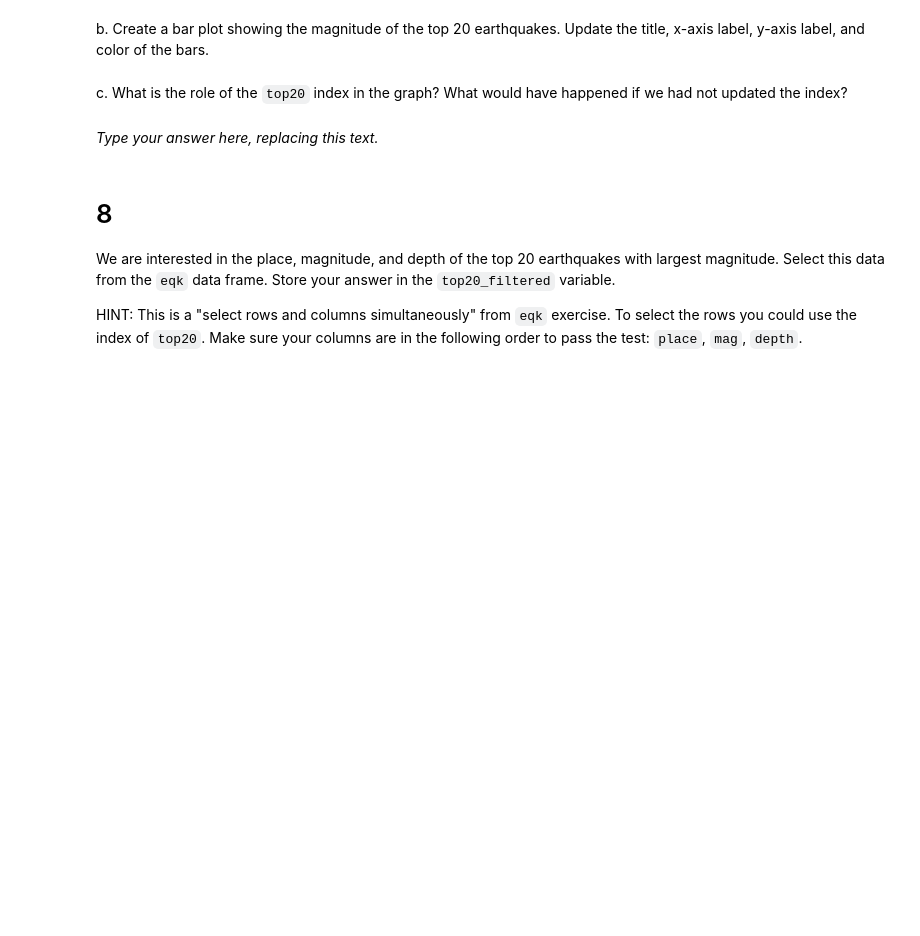
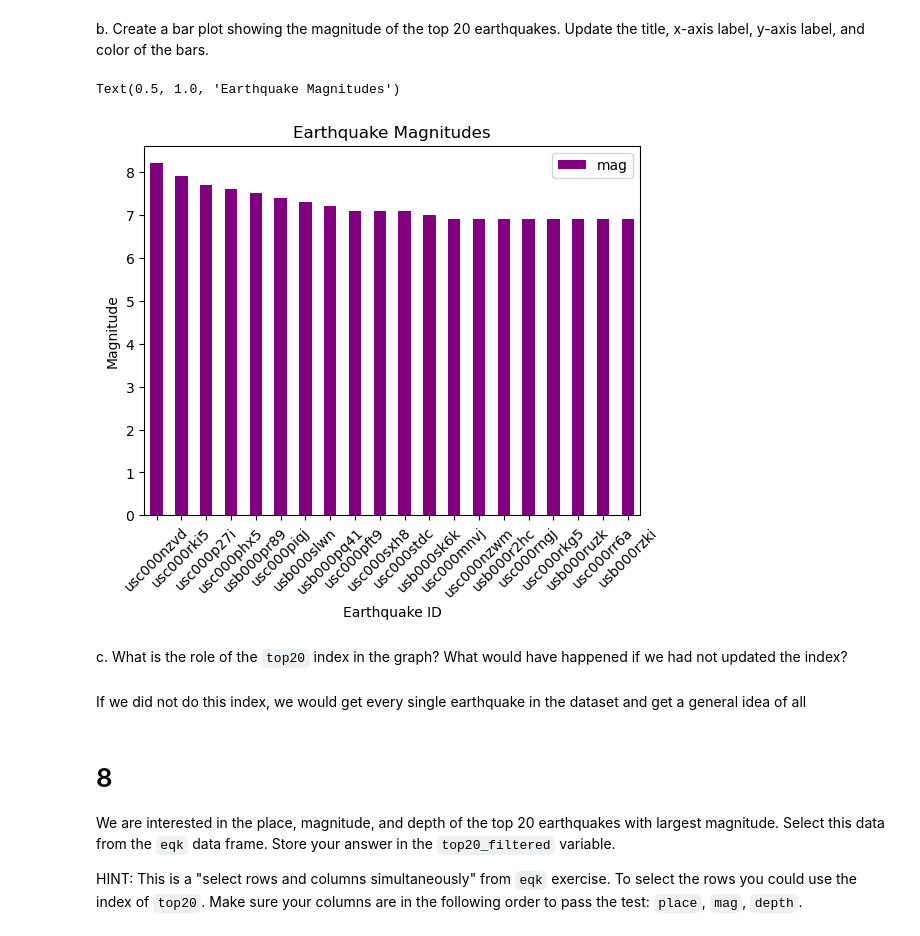
Before and after one commit to Apathy-Wildflowers/eds220-hwk1, a Jupyter notebook: task3/hwk1-task3-earthquakes.ipynb, the cells around one changed output. Cells and saved outputs as stored; diff of their text form; code cells hidden in the pictures; blank space fills up the shorter version.

```diff
--- a/task3/hwk1-task3-earthquakes.ipynb
+++ b/task3/hwk1-task3-earthquakes.ipynb
@@ -223,3 +229,4 @@ top20 = ...
 # %%
 # View the dataframe
+top20 = raw_eqk[['id','mag']].nlargest(20,'mag')
 top20
@@ -229,14 +295,20 @@ grader.check("q7_a")
 <!-- BEGIN QUESTION -->
 
 b. Create a bar plot showing the magnitude of the top 20 earthquakes. Update the title, x-axis label, y-axis label, and color of the bars.
+# %%
+top20.plot.bar(x="id",y="mag",rot=45,ylabel='Magnitude',xlabel='Earthquake ID',color='purple')
+plt.title('Earthquake Magnitudes')
+# %% [output]
+Text(0.5, 1.0, 'Earthquake Magnitudes')
+[figure, added]
 # %% [markdown]
 <!-- END QUESTION -->
 
 <!-- BEGIN QUESTION -->
 
 c. What is the role of the `top20` index in the graph? What would have happened if we had not updated the index?
-# %% [markdown]
-_Type your answer here, replacing this text._
+# %% [markdown]
+If we did not do this index, we would get every single earthquake in the dataset and get a general idea of all
 # %% [markdown]
 <!-- END QUESTION -->
 
```
Also changed, not shown: parts of 5 cells of this notebook.
